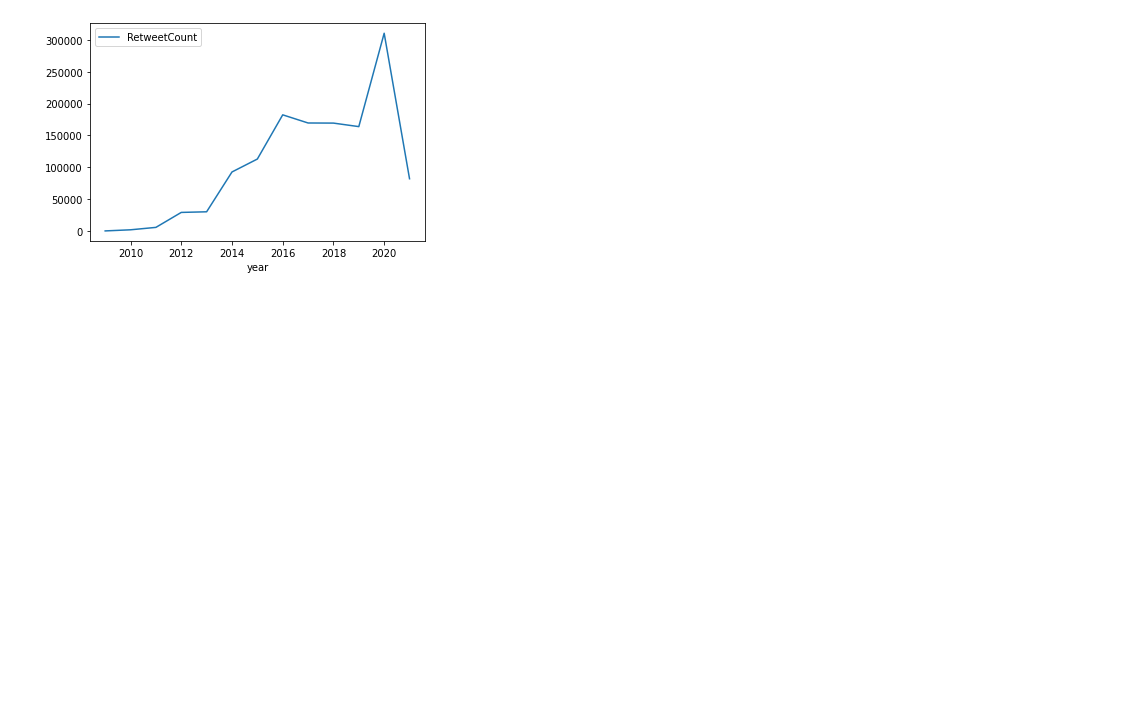
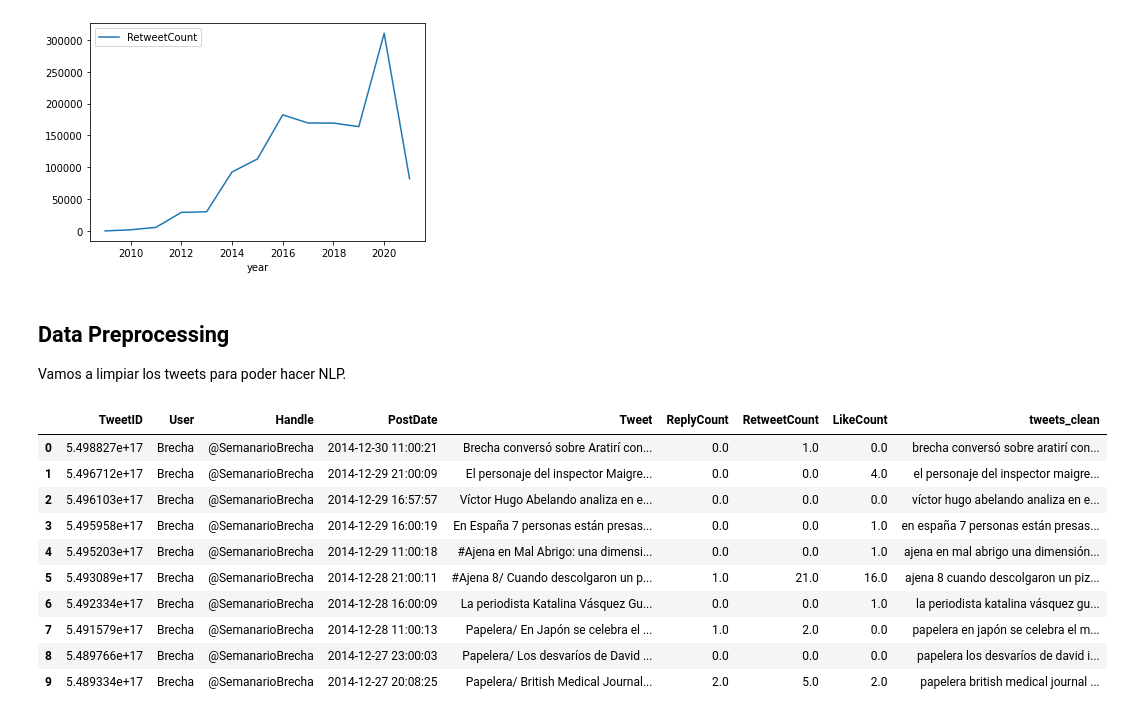
Before and after one commit to easyundercover/4geeks-final-project, a Jupyter notebook: src/explore.ipynb, the cells around one changed output. Saved outputs shown, nothing was run; the diff lists cells and outputs as text; code cells hidden in the pictures; blank space fills up the shorter version.

Commit message:
Actualización data pre-processing

```diff
--- a/src/explore.ipynb
+++ b/src/explore.ipynb
@@ -43,3 +68,3 @@ df_interim['PostDate'] = df_interim['PostDate'].astype('datetime64')
 # %%
-df_interim = df_interim[['TweetID', 'User', 'Handle', 'PostDate', 'Tweet', 'ReplyCount', 'RetweetCount', 'LikeCount']]
 #Nos quedamos con las variables relevantes para nuestro análisis
+df_interim = df_interim[['TweetID', 'User', 'Handle', 'PostDate', 'Tweet', 'ReplyCount', 'RetweetCount', 'LikeCount', 'PersonasSpacy']]
@@ -214,2 +240,30 @@ plt.show()
 # %% [output]
 [figure]
+# %% [markdown]
+## Data Preprocessing
+Vamos a limpiar los tweets para poder hacer NLP.
+# %%
+#Pasamos todo a minúsculas:
+df_interim['tweets_clean'] = df_interim['Tweet'].str.lower()
+
+#Eliminamos URLs:
+url_pat = 'https://t.co/[A-Za-z\d]+|&amp;'
+df_interim['tweets_clean'] = df_interim['tweets_clean'].str.replace(url_pat, '', regex = True)
+
+#Eliminamos caracteres especiales:
+df_interim['tweets_clean'] = df_interim['tweets_clean'].str.replace(r'''[!.,():\-%$/'"''&;'\n\n'#|']''', '', regex = True)
+# %%
+#Comprobamos que los cambios se hayan efectuado
+df_interim.head(10)
+# %% [output]
+|  | TweetID | User | Handle | PostDate | Tweet | ReplyCount | RetweetCount | LikeCount | tweets_clean |
+| 0 | 5.498827e+17 | Brecha | @SemanarioBrecha | 2014-12-30 11:00:21 | Brecha conversó sobre Aratirí con... | 0.0 | 1.0 | 0.0 | brecha conversó sobre aratirí con... |
+| 1 | 5.496712e+17 | Brecha | @SemanarioBrecha | 2014-12-29 21:00:09 | El personaje del inspector Maigre... | 0.0 | 0.0 | 4.0 | el personaje del inspector maigre... |
+| 2 | 5.496103e+17 | Brecha | @SemanarioBrecha | 2014-12-29 16:57:57 | Víctor Hugo Abelando analiza en e... | 0.0 | 0.0 | 0.0 | víctor hugo abelando analiza en e... |
+| 3 | 5.495958e+17 | Brecha | @SemanarioBrecha | 2014-12-29 16:00:19 | En España 7 personas están presas... | 0.0 | 0.0 | 1.0 | en españa 7 personas están presas... |
+| 4 | 5.495203e+17 | Brecha | @SemanarioBrecha | 2014-12-29 11:00:18 | #Ajena en Mal Abrigo: una dimensi... | 0.0 | 0.0 | 1.0 | ajena en mal abrigo una dimensión... |
+| 5 | 5.493089e+17 | Brecha | @SemanarioBrecha | 2014-12-28 21:00:11 | #Ajena 8/ Cuando descolgaron un p... | 1.0 | 21.0 | 16.0 | ajena 8 cuando descolgaron un piz... |
+| 6 | 5.492334e+17 | Brecha | @SemanarioBrecha | 2014-12-28 16:00:09 | La periodista Katalina Vásquez Gu... | 0.0 | 0.0 | 1.0 | la periodista katalina vásquez gu... |
+| 7 | 5.491579e+17 | Brecha | @SemanarioBrecha | 2014-12-28 11:00:13 | Papelera/ En Japón se celebra el ... | 1.0 | 2.0 | 0.0 | papelera en japón se celebra el m... |
+| 8 | 5.489766e+17 | Brecha | @SemanarioBrecha | 2014-12-27 23:00:03 | Papelera/ Los desvaríos de David ... | 0.0 | 0.0 | 0.0 | papelera los desvaríos de david i... |
+| 9 | 5.489334e+17 | Brecha | @SemanarioBrecha | 2014-12-27 20:08:25 | Papelera/ British Medical Journal... | 2.0 | 5.0 | 2.0 | papelera british medical journal ... |
```
Also changed, not shown: parts of 23 cells of this notebook.
